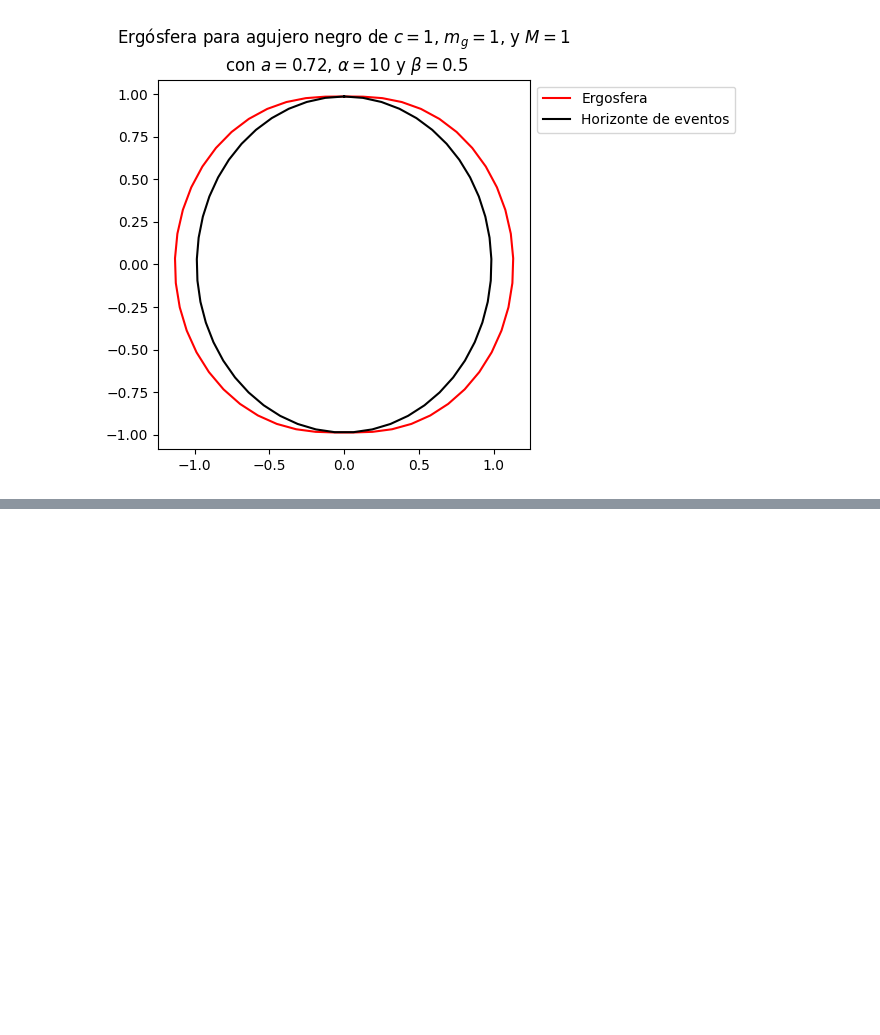
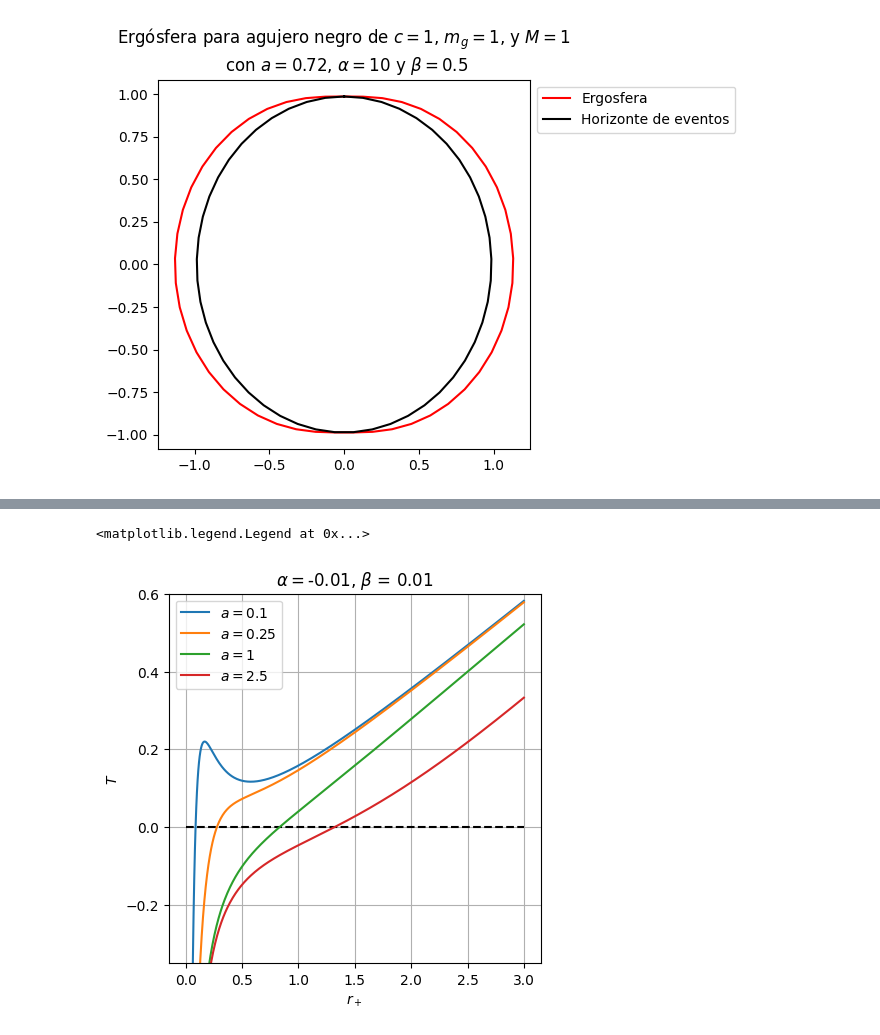
Before and after one commit to Jh0mpis/AgujerosNegrosdRGT, a Jupyter notebook: RotatingBlackHoleProperties.ipynb, the cells around one changed output, grey strips where cells are left out. Drawn from its saved outputs; the diff is of its cells as text; code cells hidden in the pictures; blank space fills up the shorter version.

```diff
--- a/RotatingBlackHoleProperties.ipynb
+++ b/RotatingBlackHoleProperties.ipynb
@@ -317,0 +400,17 @@ mp.legend(bbox_to_anchor=(1,1))
+# %%
+num = 0
+
+mp.figure(figsize=(4.8, 4.8))
+mp.plot([0,3],[0,0],"k--")
+mp.grid(True)
+for T in Temperature[1]:
+    mp.plot(rs,T, label = f"$a={aes[num]}$")
+    num+=1
+mp.title(f"$\\alpha=${alphas[0]}, $\\beta$ = {betas[1]}")
+mp.xlabel("$r_+$")
+mp.ylabel("$T$")
+mp.ylim(-0.35,0.6)
+mp.legend()
+# %% [output]
+<matplotlib.legend.Legend at 0x...>
+[figure, added]
```
Also changed, not shown: parts of 31 cells of this notebook.
